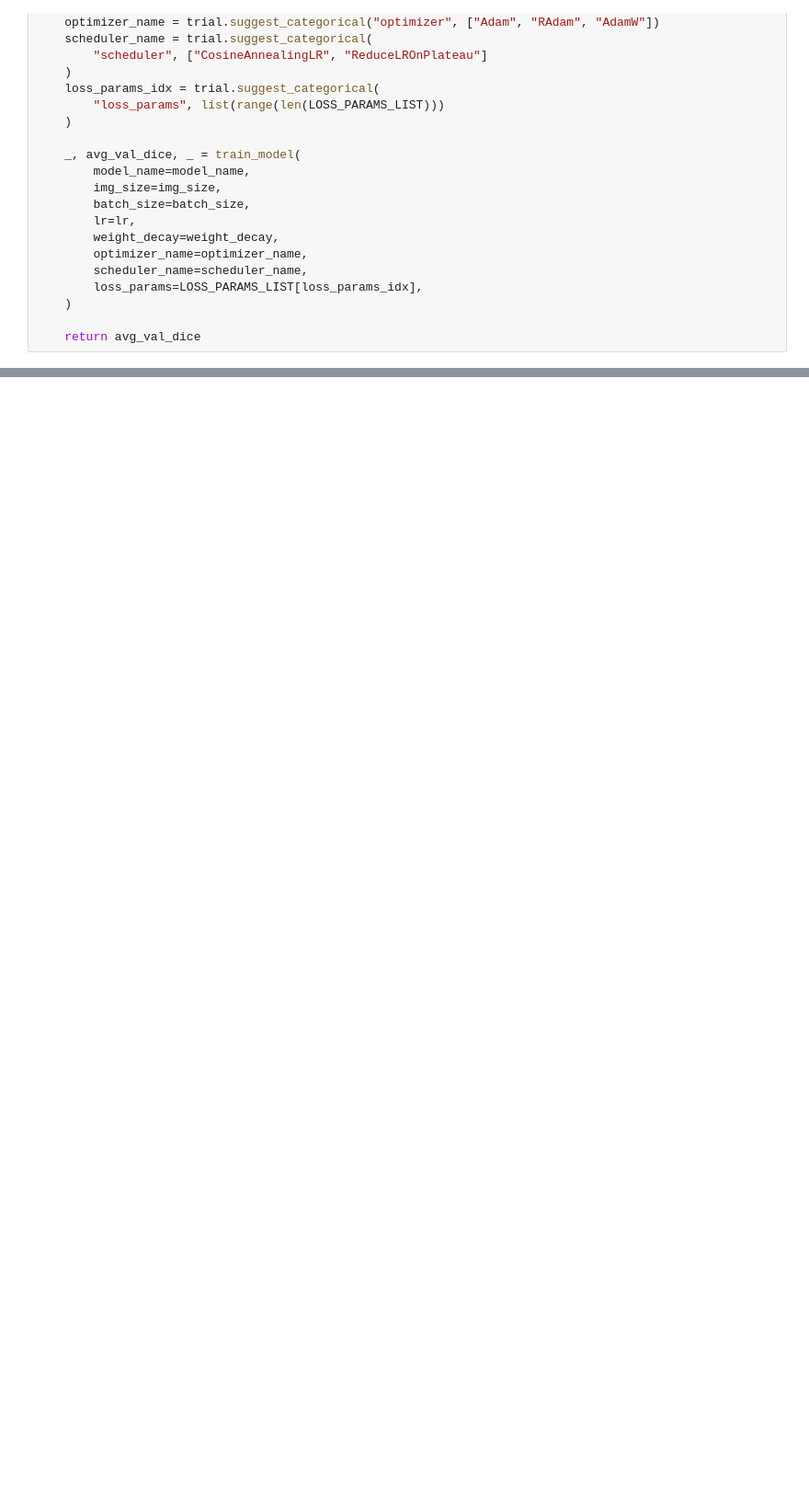
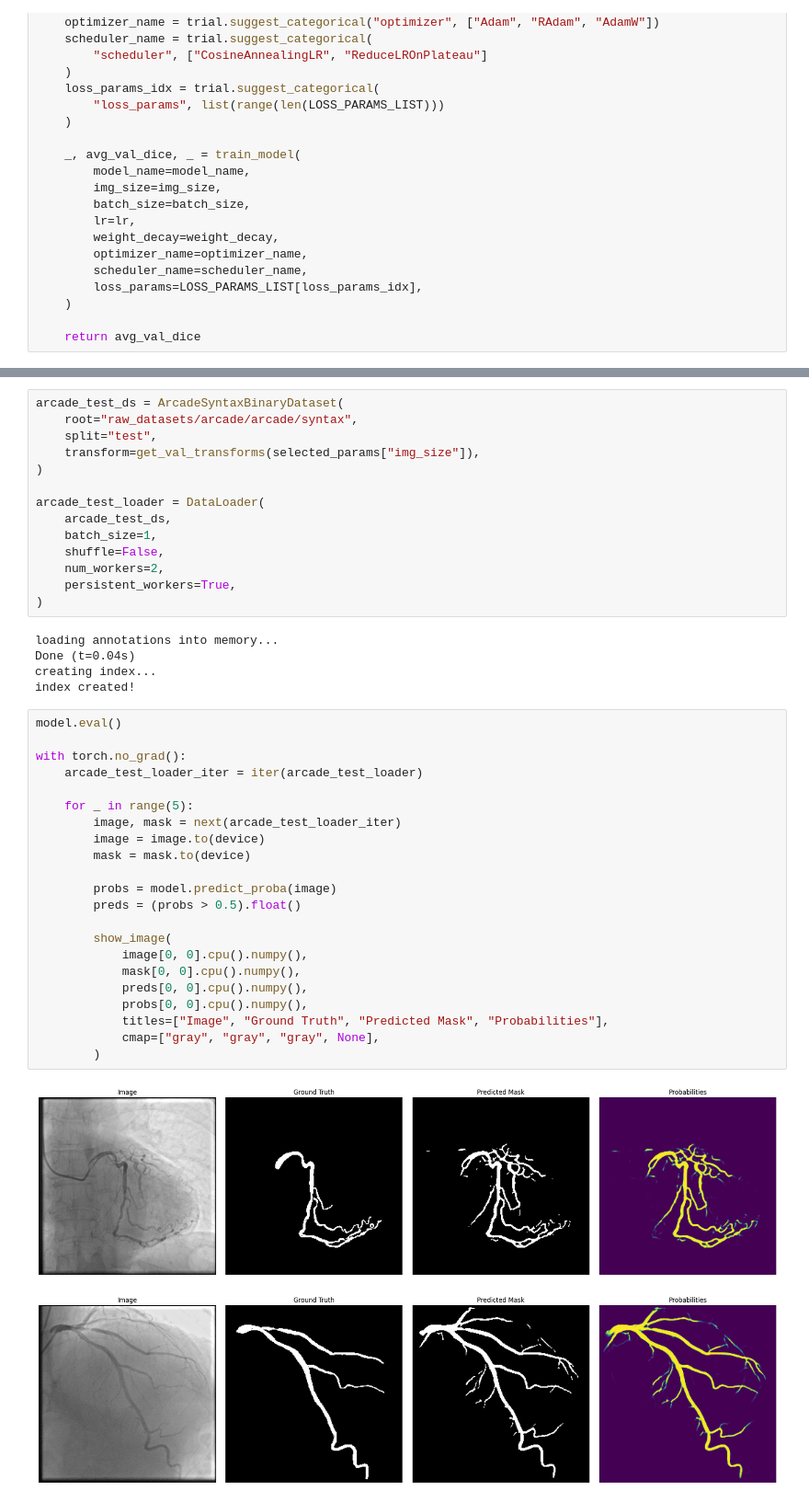
Before and after one commit to lkwinta/coronary-stenosis-detection, a Jupyter notebook: notebooks/segmentation_finetune.ipynb, the cells around one changed output, grey strips where cells are left out. Shown at 92% size. Saved outputs shown, nothing was run; the diff lists cells and outputs as text; blank space fills up the shorter version.

```diff
--- a/notebooks/segmentation_finetune.ipynb
+++ b/notebooks/segmentation_finetune.ipynb
@@ -284,0 +416,44 @@ with torch.no_grad():
+# %%
+arcade_test_ds = ArcadeSyntaxBinaryDataset(
+    root="raw_datasets/arcade/arcade/syntax",
+    split="test",
+    transform=get_val_transforms(selected_params["img_size"]),
+)
+
+arcade_test_loader = DataLoader(
+    arcade_test_ds,
+    batch_size=1,
+    shuffle=False,
+    num_workers=2,
+    persistent_workers=True,
+)
+# %% [output]
+loading annotations into memory...
+Done (t=0.04s)
+creating index...
+index created!
+# %%
+model.eval()
+
+with torch.no_grad():
+    arcade_test_loader_iter = iter(arcade_test_loader)
+
+    for _ in range(5):
+        image, mask = next(arcade_test_loader_iter)
+        image = image.to(device)
+        mask = mask.to(device)
+
+        probs = model.predict_proba(image)
+        preds = (probs > 0.5).float()
+
+        show_image(
+            image[0, 0].cpu().numpy(),
+            mask[0, 0].cpu().numpy(),
+            preds[0, 0].cpu().numpy(),
+            probs[0, 0].cpu().numpy(),
+            titles=["Image", "Ground Truth", "Predicted Mask", "Probabilities"],
+            cmap=["gray", "gray", "gray", None],
+        )
+# %% [output]
+[figure, added]
+[figure, added]
```
Also changed, not shown: parts of 35 cells of this notebook, 25 other files.
